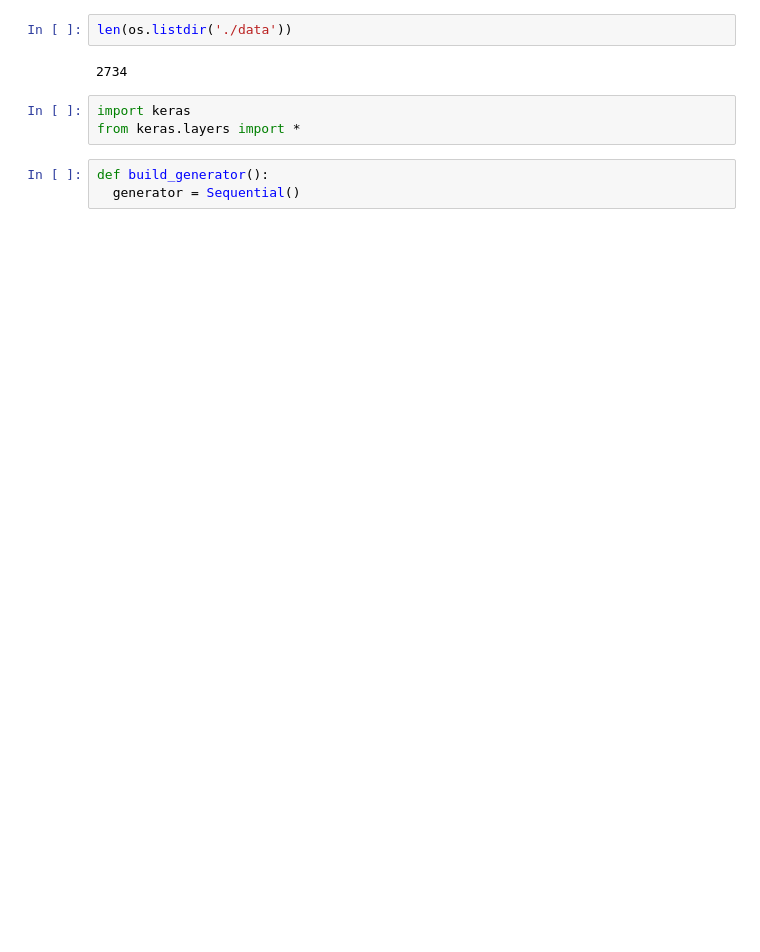
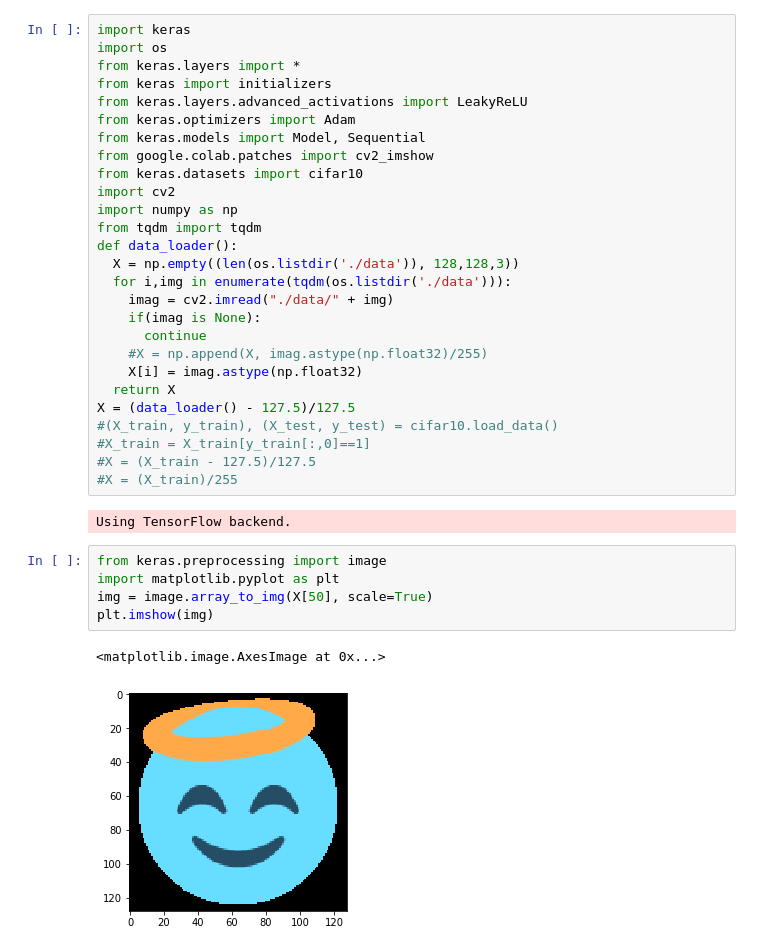
Before and after one commit to trancenoid/GANs, a Jupyter notebook: SMILEY_GAN.ipynb, the cells around one changed output. Drawn from its saved outputs; the diff is of its cells as text; blank space fills up the shorter version.

```diff
--- a/SMILEY_GAN.ipynb
+++ b/SMILEY_GAN.ipynb
@@ -58,10 +54,37 @@ int() argument must be a string, a bytes-like object or a number, not 'tuple'
-# %%
-len(os.listdir('./data'))
-# %% [output]
-2734
-# %%
-import keras
-from keras.layers import *
-# %%
-def build_generator():
-  generator = Sequential()
+# %%
+import keras
+import os
+from keras.layers import *
+from keras import initializers
+from keras.layers.advanced_activations import LeakyReLU
+from keras.optimizers import Adam
+from keras.models import Model, Sequential
+from google.colab.patches import cv2_imshow
+from keras.datasets import cifar10
+import cv2
+import numpy as np
+from tqdm import tqdm
+def data_loader():
+  X = np.empty((len(os.listdir('./data')), 128,128,3))
+  for i,img in enumerate(tqdm(os.listdir('./data'))):
+    imag = cv2.imread("./data/" + img)
+    if(imag is None):
+      continue
+    #X = np.append(X, imag.astype(np.float32)/255)
+    X[i] = imag.astype(np.float32)
+  return X
+X = (data_loader() - 127.5)/127.5
+#(X_train, y_train), (X_test, y_test) = cifar10.load_data()
+#X_train = X_train[y_train[:,0]==1]
+#X = (X_train - 127.5)/127.5
+#X = (X_train)/255
+# %% [output]
+Using TensorFlow backend.
+# %%
+from keras.preprocessing import image
+import matplotlib.pyplot as plt
+img = image.array_to_img(X[50], scale=True)
+plt.imshow(img)
+# %% [output]
+<matplotlib.image.AxesImage at 0x...>
+[figure, added]
```
Also changed, not shown: parts of 11 cells of this notebook.
